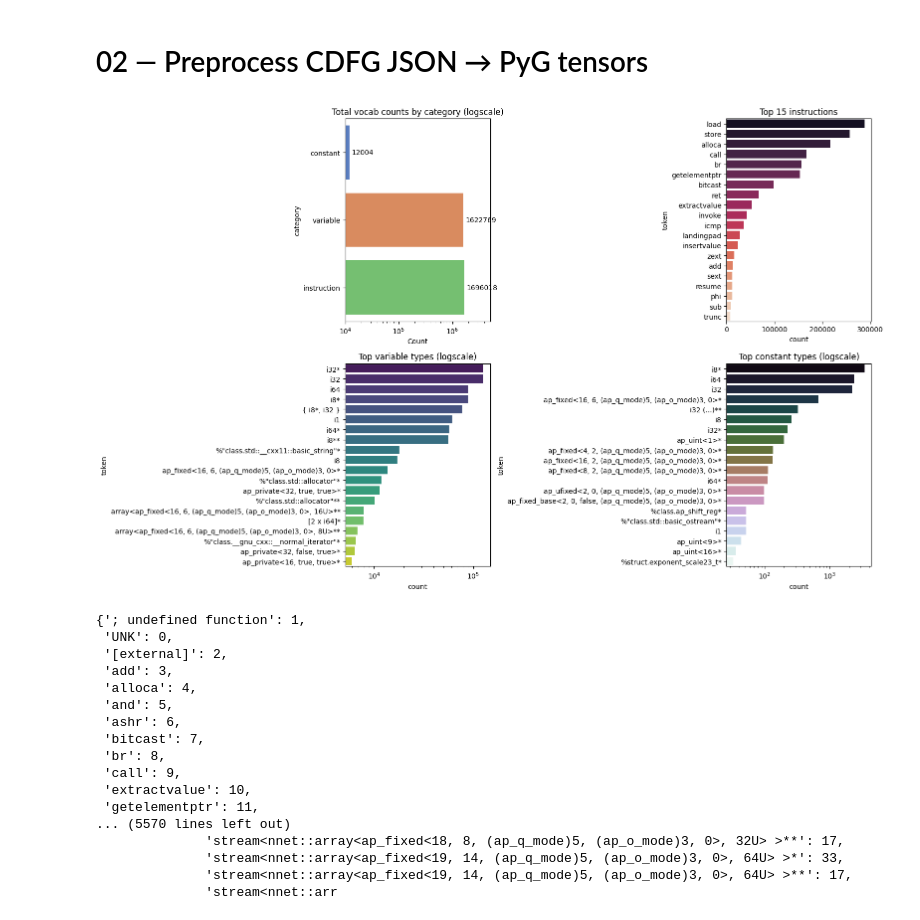
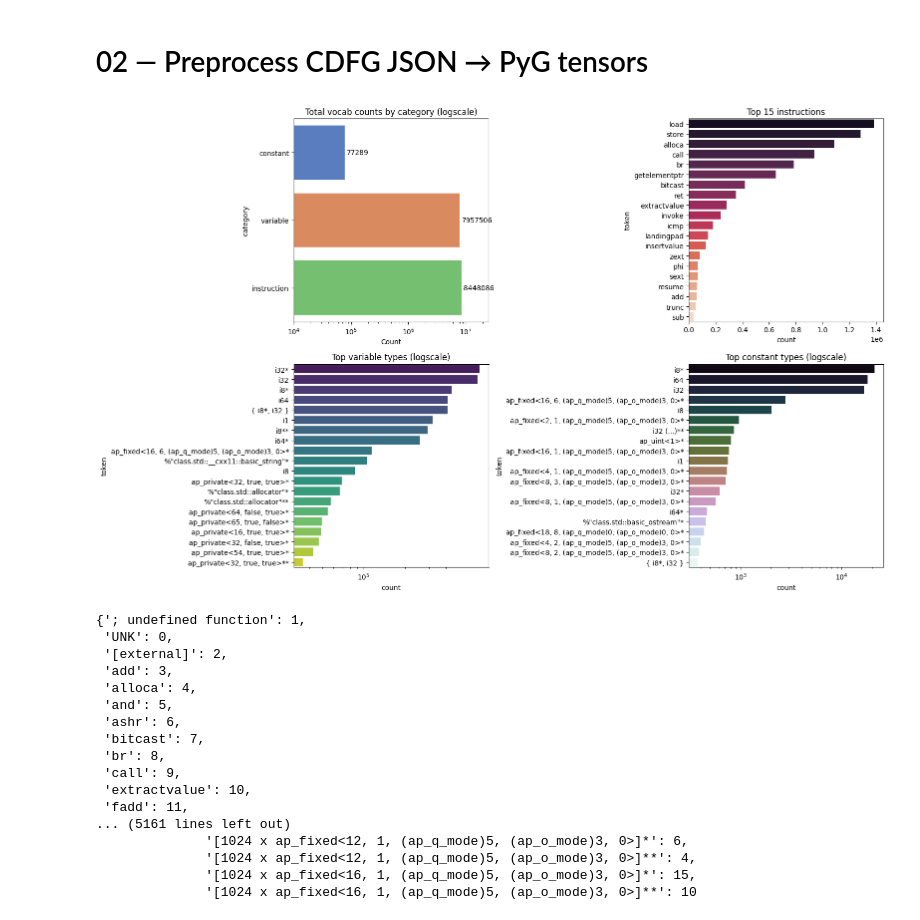
Before and after one commit to brios-polimi/ll-hls4ml, a Jupyter notebook: notebooks/02_preprocess_tensors.ipynb, the cells around one changed output. Saved outputs shown, nothing was run; the diff lists cells and outputs as text; code cells hidden in the pictures.

Commit message:
Update preprocessing notebook to adjust execution counts and refine kernel subset handling.

```diff
--- a/notebooks/02_preprocess_tensors.ipynb
+++ b/notebooks/02_preprocess_tensors.ipynb
@@ -12,7 +12,7 @@ from ll_hls4ml.viz.eda import plot_vocab_counts
 # %%
 cfg = load_config()
 
-kernel_subset = ["2layer", "conv1d", "conv2d"]  # extend as needed
+kernel_subset = ["2layer", "3layer", "conv1d", "conv2d", "exemplar"]
 max_archives = 1
 # %%
 from ll_hls4ml.io.discovery import iter_graph_paths
@@ -37,16 +37,16 @@ with ThreadPoolExecutor(max_workers=8) as executor:
 # %%
 instruction_vocab, max_pos, vocab_counts = vocab_scan(
     cfg.graph_dir, kernel_subset=kernel_subset, max_archives=max_archives
 )
-# save_vocab(instruction_vocab, max_pos, "../artifacts/vocab/new_vocab.json", vocab_counts=vocab_counts)
-# instruction_vocab, max_pos, vocab_counts = load_vocab("../artifacts/vocab/new_vocab.json")
+save_vocab(instruction_vocab, max_pos, "../artifacts/vocab/new_vocab.json", vocab_counts=vocab_counts)
+instruction_vocab, max_pos, vocab_counts = load_vocab("../artifacts/vocab/new_vocab.json")
 plot_vocab_counts(vocab_counts)
 from pprint import pprint
 pprint(instruction_vocab)
 print(max_pos)
 pprint(vocab_counts)
 # %% [output]
-[figure, old version]
+[figure, new version]
 {'; undefined function': 1,
  'UNK': 0,
  '[external]': 2,
@@ -58,12 +58,12 @@ pprint(vocab_counts)
  'br': 8,
  'call': 9,
  'extractvalue': 10,
- 'getelementptr': 11,
-... (5570 lines left out)
-              'stream<nnet::array<ap_fixed<18, 8, (ap_q_mode)5, (ap_o_mode)3, 0>, 32U> >**': 17,
-              'stream<nnet::array<ap_fixed<19, 14, (ap_q_mode)5, (ap_o_mode)3, 0>, 64U> >*': 33,
-              'stream<nnet::array<ap_fixed<19, 14, (ap_q_mode)5, (ap_o_mode)3, 0>, 64U> >**': 17,
-              'stream<nnet::arr
+ 'fadd': 11,
+... (5161 lines left out)
+              '[1024 x ap_fixed<12, 1, (ap_q_mode)5, (ap_o_mode)3, 0>]*': 6,
+              '[1024 x ap_fixed<12, 1, (ap_q_mode)5, (ap_o_mode)3, 0>]**': 4,
+              '[1024 x ap_fixed<16, 1, (ap_q_mode)5, (ap_o_mode)3, 0>]*': 15,
+              '[1024 x ap_fixed<16, 1, (ap_q_mode)5, (ap_o_mode)3, 0>]**': 10
 # %%
 create_graph_tensors(cfg.graph_dir, cfg.tensor_dir, instruction_vocab, kernel_subset=kernel_subset, max_archives=max_archives, n_workers=8)
 # %% [output]
```
Also changed, not shown: parts of 2 cells of this notebook.
